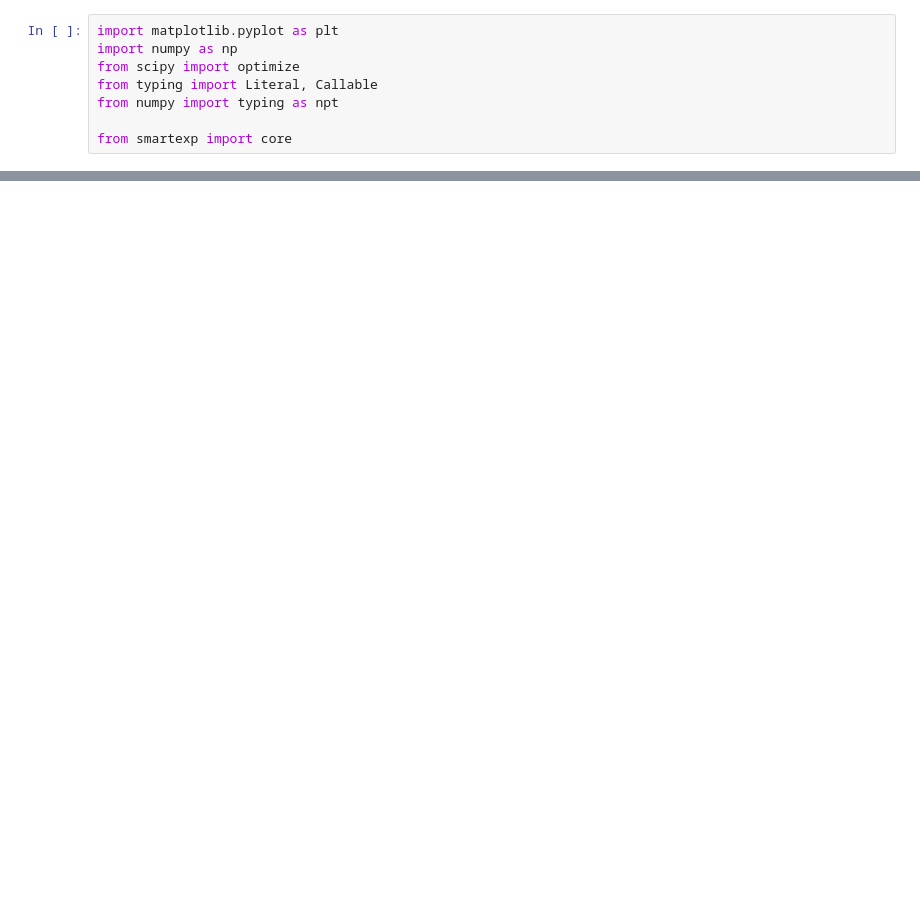
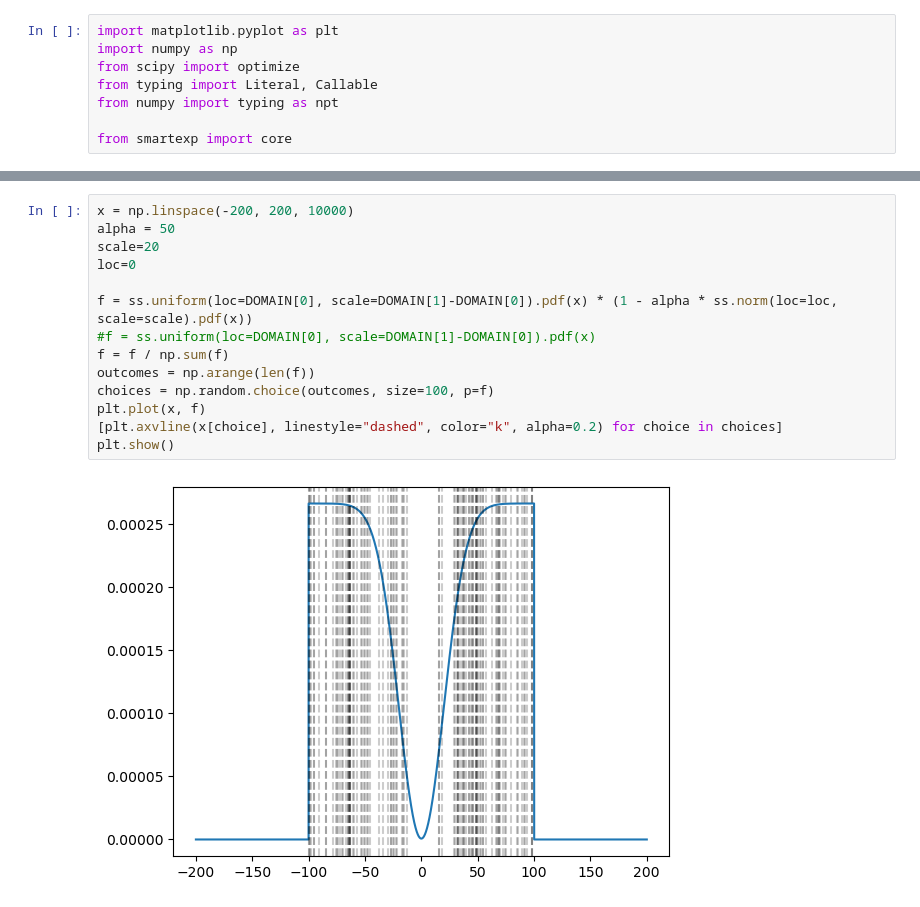
Before and after one commit to tdinapoli/smartexp, a Jupyter notebook: example.ipynb, the cells around one changed output, grey strips where cells are left out. Drawn from its saved outputs; the diff is of its cells as text; blank space fills up the shorter version.

```diff
--- a/example.ipynb
+++ b/example.ipynb
@@ -128,0 +193,16 @@ params: [0.99458631 1.98761609 3.04676407 4.01876368 4.95686013]
+# %%
+x = np.linspace(-200, 200, 10000)
+alpha = 50
+scale=20
+loc=0
+
+f = ss.uniform(loc=DOMAIN[0], scale=DOMAIN[1]-DOMAIN[0]).pdf(x) * (1 - alpha * ss.norm(loc=loc, scale=scale).pdf(x))
+#f = ss.uniform(loc=DOMAIN[0], scale=DOMAIN[1]-DOMAIN[0]).pdf(x)
+f = f / np.sum(f)
+outcomes = np.arange(len(f))
+choices = np.random.choice(outcomes, size=100, p=f)
+plt.plot(x, f)
+[plt.axvline(x[choice], linestyle="dashed", color="k", alpha=0.2) for choice in choices]
+plt.show()
+# %% [output]
+[figure, added]
```
Also changed, not shown: parts of 2 cells of this notebook, 3 other files.
